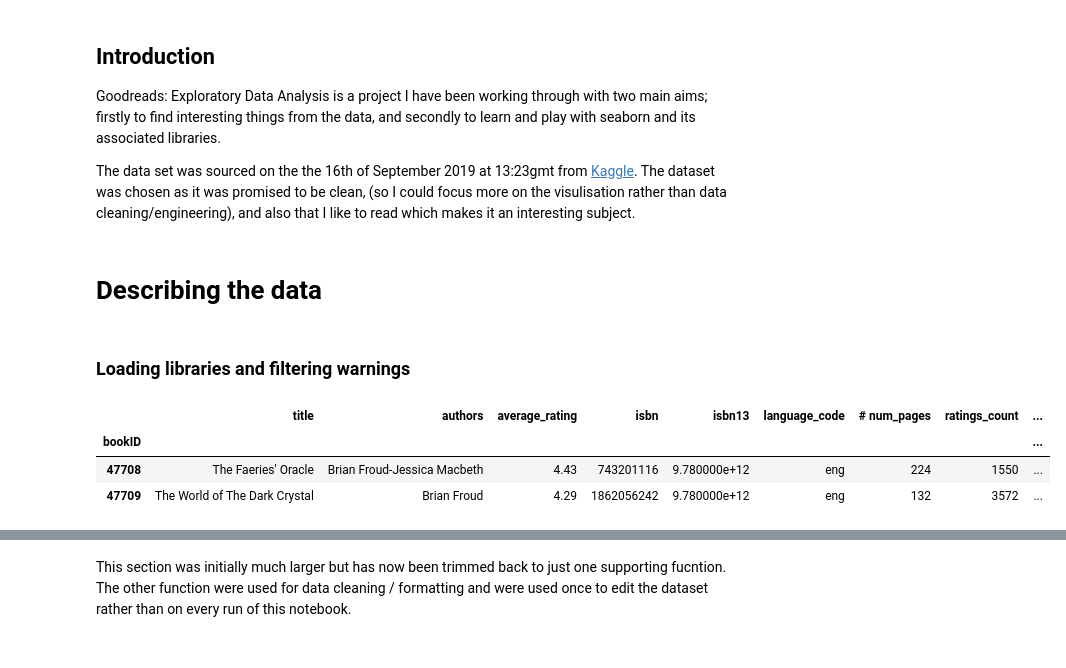
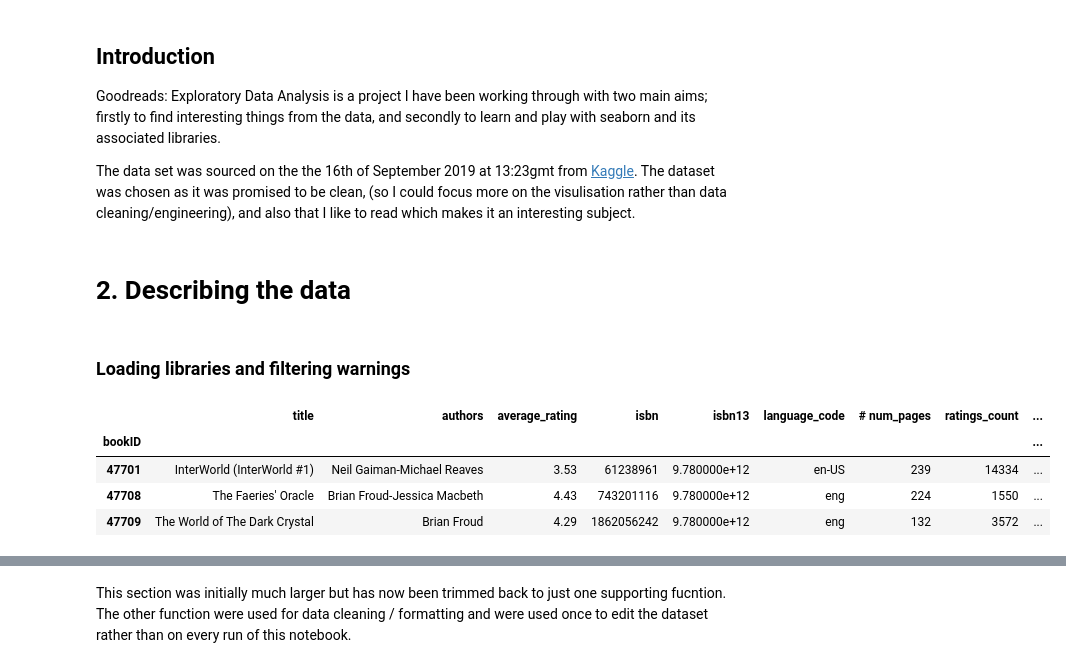
Before and after one commit to DanielPDWalker/Goodreads-Exploratory-Data-Analysis, a Jupyter notebook: Goodreadsbooks.ipynb, the cells around one changed output, grey strips where cells are left out. Saved outputs shown, nothing was run; the diff lists cells and outputs as text; code cells hidden in the pictures.

```diff
--- a/Goodreadsbooks.ipynb
+++ b/Goodreadsbooks.ipynb
@@ -48,7 +48,7 @@ Goodreads: Exploratory Data Analysis is a project I have been working through wi
 The data set was sourced on the the 16th of September 2019 at 13:23gmt from [Kaggle](https://www.kaggle.com/jealousleopard/goodreadsbooks). The dataset was chosen as it was promised to be clean, (so I could focus more on the visulisation rather than data cleaning/engineering), and also that I like to read which makes it an interesting subject.
 # %% [markdown]
 <a id='#describing'></a>
-# Describing the data
+# 2. Describing the data
 # %% [markdown]
 ### Loading libraries and filtering warnings
 # %%
@@ -62,3 +62,11 @@ import warnings
 warnings.filterwarnings("ignore")
 # %%
 df = pd.read_csv("./data/books.csv", error_bad_lines=False)
+df.set_index(['bookID'], inplace=True)
+df.tail(3)
+# %% [output]
+|  | title | authors | average_rating | isbn | isbn13 | language_code | # num_pages | ratings_count | ... |
+| bookID |  |  |  |  |  |  |  |  | ... |
+| 47701 | InterWorld (InterWorld #1) | Neil Gaiman-Michael Reaves | 3.53 | 61238961 | 9.780000e+12 | en-US | 239 | 14334 | ... |
+| 47708 | The Faeries' Oracle | Brian Froud-Jessica Macbeth | 4.43 | 743201116 | 9.780000e+12 | eng | 224 | 1550 | ... |
+| 47709 | The World of The Dark Crystal | Brian Froud | 4.29 | 1862056242 | 9.780000e+12 | eng | 132 | 3572 | ... |
@@ -67,7 +72,0 @@ df.set_index(['bookID'], inplace=True)
-# %%
-df.tail(2)
-# %% [output]
-|  | title | authors | average_rating | isbn | isbn13 | language_code | # num_pages | ratings_count | ... |
-| bookID |  |  |  |  |  |  |  |  | ... |
-| 47708 | The Faeries' Oracle | Brian Froud-Jessica Macbeth | 4.43 | 743201116 | 9.780000e+12 | eng | 224 | 1550 | ... |
-| 47709 | The World of The Dark Crystal | Brian Froud | 4.29 | 1862056242 | 9.780000e+12 | eng | 132 | 3572 | ... |
```
Also changed, not shown: parts of 41 cells of this notebook.
